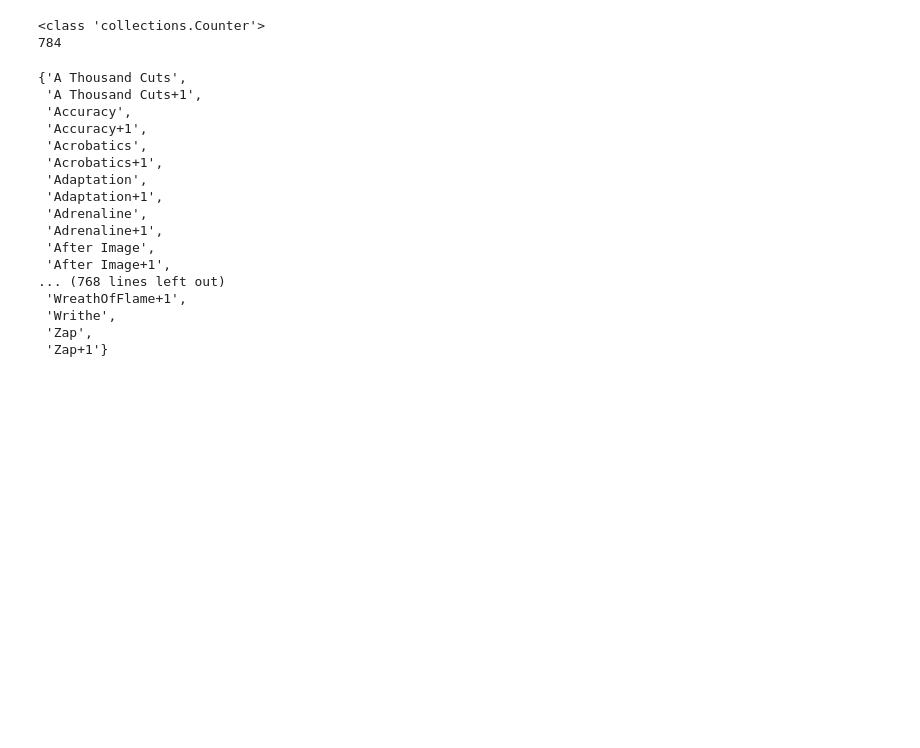
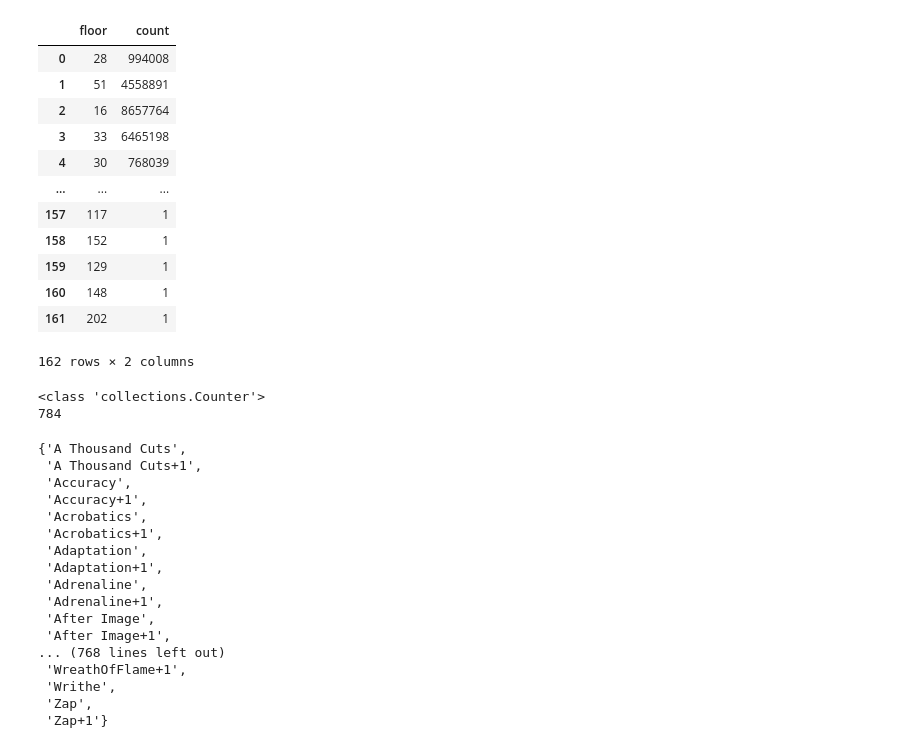
Before and after one commit to JonathanGupton/SpireModel, a Jupyter notebook: notebooks/slaythedata_metadata_analysis.ipynb, the cells around one changed output. Drawn from its saved outputs; the diff is of its cells as text; code cells hidden in the pictures; blank space fills up the shorter version.

```diff
--- a/notebooks/slaythedata_metadata_analysis.ipynb
+++ b/notebooks/slaythedata_metadata_analysis.ipynb
@@ -37,3 +38,19 @@ print(max(df.floor))
+# %%
+df
+# %% [output]
+|  | floor | count |
+| 0 | 28 | 994008 |
+| 1 | 51 | 4558891 |
+| 2 | 16 | 8657764 |
+| 3 | 33 | 6465198 |
+| 4 | 30 | 768039 |
+| ... | ... | ... |
+| 157 | 117 | 1 |
+| 158 | 152 | 1 |
+| 159 | 129 | 1 |
+| 160 | 148 | 1 |
+| 161 | 202 | 1 |
+162 rows × 2 columns
 # %%
 master_deck = data['master_deck']
 print(type(master_deck))
```
Also changed, not shown: parts of 19 cells of this notebook.
